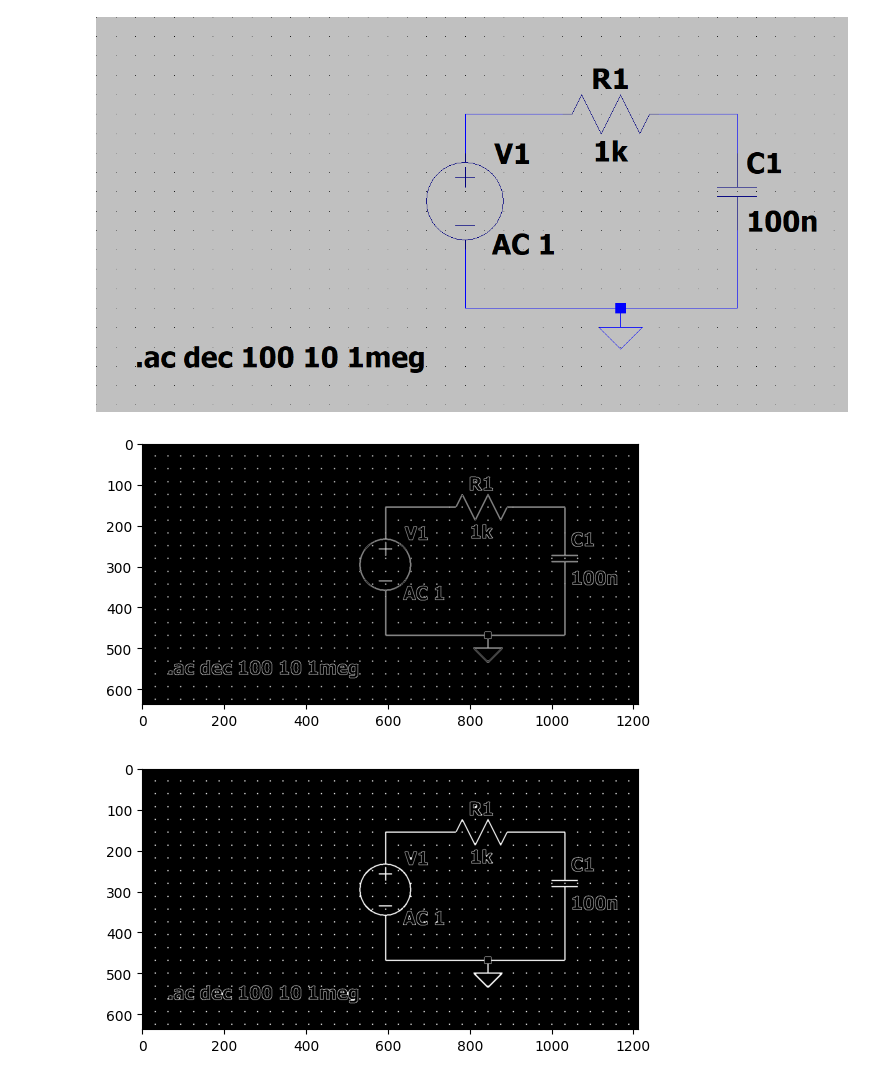
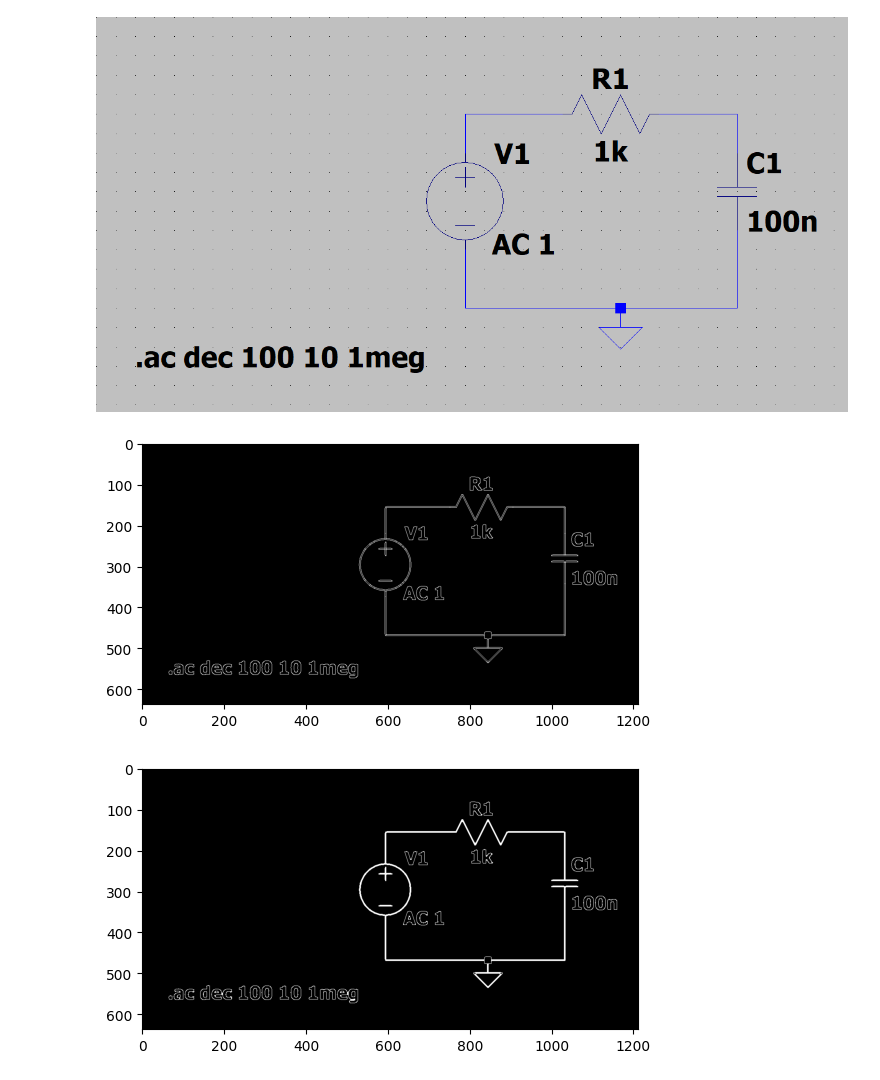
Before and after one commit to pupupa69/image-to-LTspice, a Jupyter notebook: py/main.ipynb, the cells around one changed output. Drawn from its saved outputs; the diff is of its cells as text; code cells hidden in the pictures.

```diff
--- a/py/main.ipynb
+++ b/py/main.ipynb
@@ -12,12 +12,13 @@ Image("images/easy.png")
 # %% [output]
 [figure]
 # %%
-edge = cv.Canny(easy, 100, 200)
+blur = cv.blur(easy, (3,3))
+edge = cv.Canny(blur, 100, 200)
 
 plt.imshow(edge, cmap='gray')
 plt.show()
 # %% [output]
-[figure, old version]
+[figure, new version]
 # %%
 kernel = np.ones((3, 3), np.uint8)
 edges = cv.dilate(edge, kernel, iterations=1)
@@ -27,7 +28,7 @@ edges = cv.erode(edges, kernel, iterations=1)
 plt.imshow(edges, cmap='gray')
 plt.show()
 # %% [output]
-[figure, old version]
+[figure, new version]
 # %%
 lines_image = easy.copy()
 
```
Also changed, not shown: parts of 1 cell of this notebook, 1 other file.
